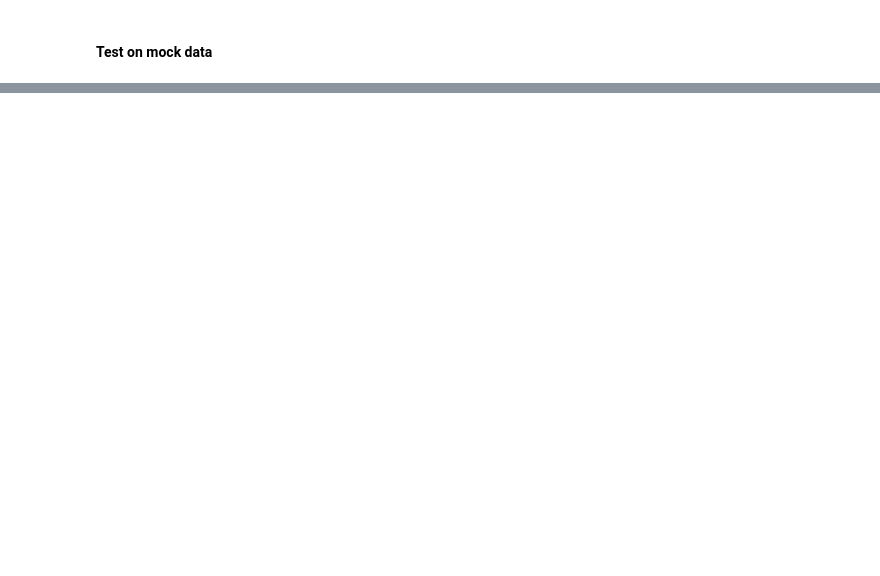
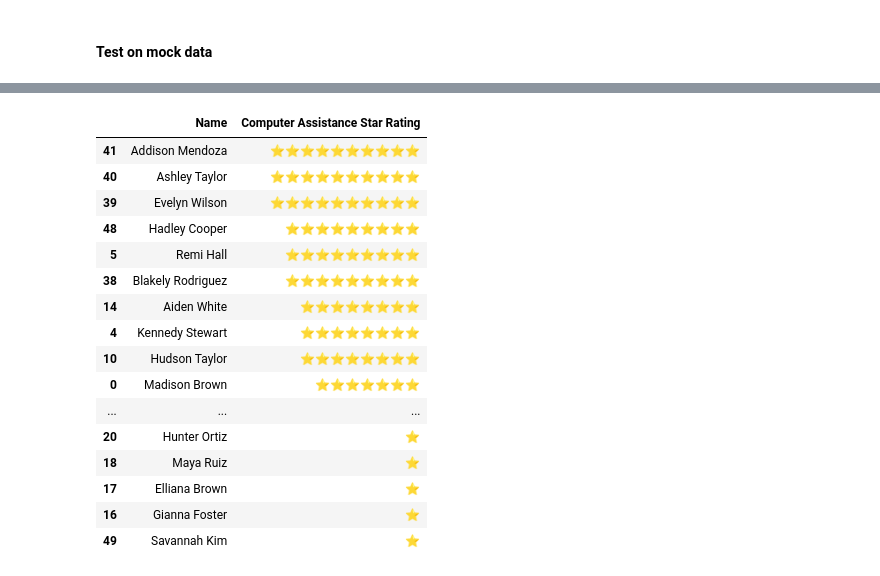
Before and after one commit to BloomTech-Labs/underdog-devs-ds-a, a Jupyter notebook: notebooks/ComputerMatching.ipynb, the cells around one changed output, grey strips where cells are left out. Saved outputs shown, nothing was run; the diff lists cells and outputs as text; code cells hidden in the pictures; blank space fills up the shorter version.

Commit message:
Updated Notebook:returns star rating, more notes

```diff
--- a/notebooks/ComputerMatching.ipynb
+++ b/notebooks/ComputerMatching.ipynb
@@ -262,0 +254,31 @@ df.loc[df['computer_assignment_sorting_value'] > 0].sort_values('computer_assign
+# %%
+def convert_to_star(dataframe, x):
+    '''The function used to convert the computer assignment value to a star rating'''
+    sortvals = list(dataframe.computer_assignment_sorting_value.unique())
+    sortvals.sort()
+    StarRatings = [1,2,3,4,5,6,7,8,9,10]
+    numstars = int(np.interp(x,sortvals,StarRatings))
+    stars = '⭐️' * numstars
+    return stars
+# %%
+df['Computer Assistance Star Rating'] = [convert_to_star(df, x) for x in df['computer_assignment_sorting_value']]
+# %%
+df[['Name','Computer Assistance Star Rating']].sort_values('Computer Assistance Star Rating', ascending=False)
+# %% [output]
+|  | Name | Computer Assistance Star Rating |
+| 41 | Addison Mendoza | ⭐️⭐️⭐️⭐️⭐️⭐️⭐️⭐️⭐️⭐️ |
+| 40 | Ashley Taylor | ⭐️⭐️⭐️⭐️⭐️⭐️⭐️⭐️⭐️⭐️ |
+| 39 | Evelyn Wilson | ⭐️⭐️⭐️⭐️⭐️⭐️⭐️⭐️⭐️⭐️ |
+| 48 | Hadley Cooper | ⭐️⭐️⭐️⭐️⭐️⭐️⭐️⭐️⭐️ |
+| 5 | Remi Hall | ⭐️⭐️⭐️⭐️⭐️⭐️⭐️⭐️⭐️ |
+| 38 | Blakely Rodriguez | ⭐️⭐️⭐️⭐️⭐️⭐️⭐️⭐️⭐️ |
+| 14 | Aiden White | ⭐️⭐️⭐️⭐️⭐️⭐️⭐️⭐️ |
+| 4 | Kennedy Stewart | ⭐️⭐️⭐️⭐️⭐️⭐️⭐️⭐️ |
+| 10 | Hudson Taylor | ⭐️⭐️⭐️⭐️⭐️⭐️⭐️⭐️ |
+| 0 | Madison Brown | ⭐️⭐️⭐️⭐️⭐️⭐️⭐️ |
+| ... | ... | ... |
+| 20 | Hunter Ortiz | ⭐️ |
+| 18 | Maya Ruiz | ⭐️ |
+| 17 | Elliana Brown | ⭐️ |
+| 16 | Gianna Foster | ⭐️ |
+| 49 | Savannah Kim | ⭐️ |
```
Also changed, not shown: parts of 9 cells of this notebook.
